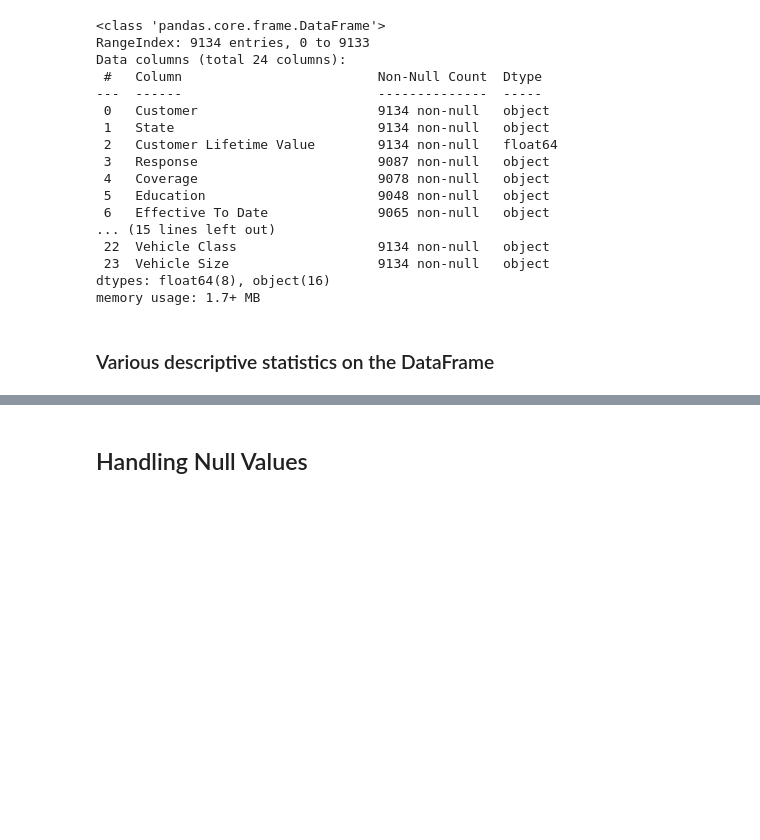
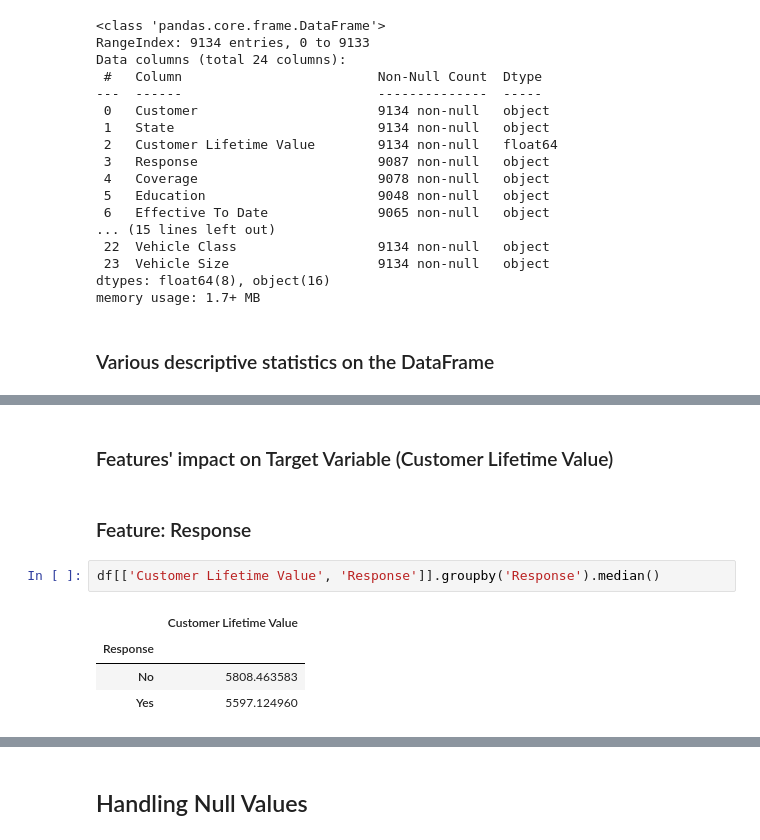
Before and after one commit to ddahiya16/Machine-Learning, a Jupyter notebook: Customer Life Time Value Prediction Model.ipynb, the cells around one changed output, grey strips where cells are left out. Saved outputs shown, nothing was run; the diff lists cells and outputs as text; blank space fills up the shorter version.

```diff
--- a/Customer Life Time Value Prediction Model.ipynb
+++ b/Customer Life Time Value Prediction Model.ipynb
@@ -113,3 +113,14 @@ df.describe()
 | 50% | 5780.182197 | 33881.000000 | 83.000000 | 14.000000 | 48.000000 | ... |
 | 75% | 8962.167041 | 62271.000000 | 109.000000 | 23.000000 | 71.000000 | ... |
 | max | 83325.381190 | 99981.000000 | 298.000000 | 35.000000 | 99.000000 | ... |
+# %% [markdown]
+### Features' impact on Target Variable (Customer Lifetime Value)
+# %% [markdown]
+### Feature: Response
+# %%
+df[['Customer Lifetime Value', 'Response']].groupby('Response').median()
+# %% [output]
+|  | Customer Lifetime Value |
+| Response |  |
+| No | 5808.463583 |
+| Yes | 5597.124960 |
```
Also changed, not shown: parts of 23 cells of this notebook.
